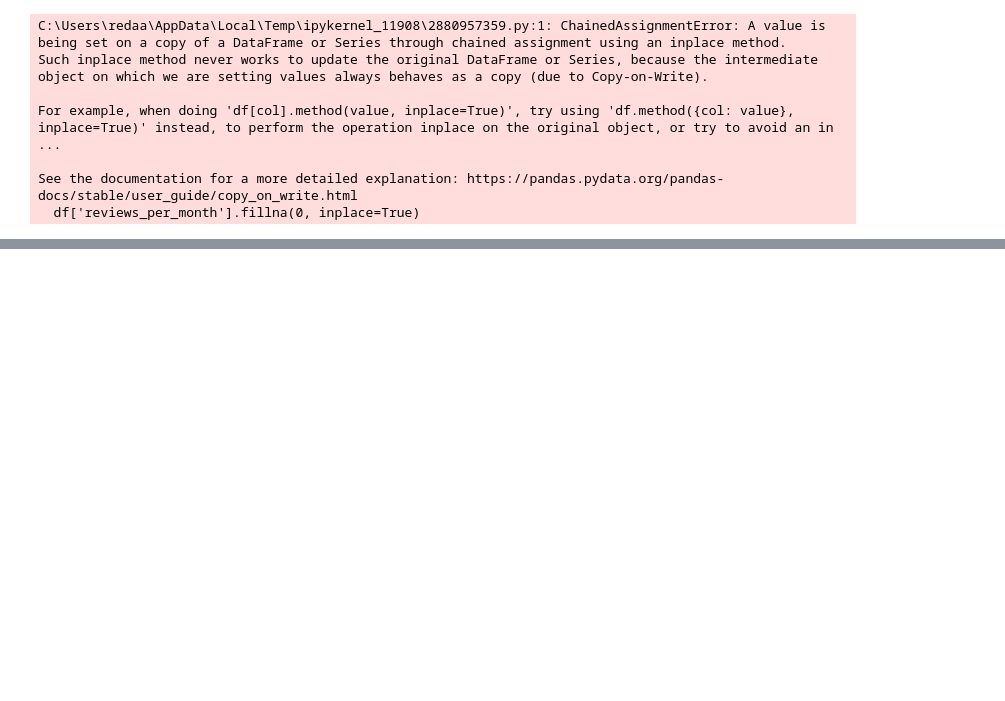
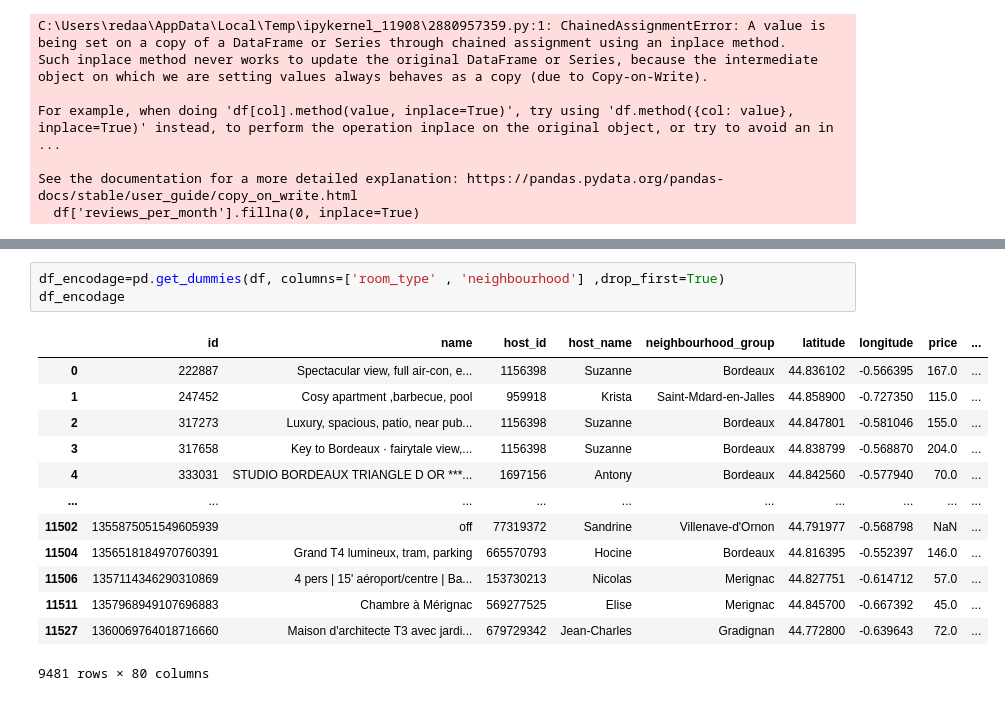
Before and after one commit to RedaAgouzoul/Data-Engineering-Master-Portfolio, a Jupyter notebook: 02_AirBnB_Data_Cleaning/tp2_cleaning_airbnb.ipynb, the cells around one changed output, grey strips where cells are left out. Cells and saved outputs as stored; diff of their text form; blank space fills up the shorter version.

```diff
--- a/02_AirBnB_Data_Cleaning/tp2_cleaning_airbnb.ipynb
+++ b/02_AirBnB_Data_Cleaning/tp2_cleaning_airbnb.ipynb
@@ -107,0 +142,17 @@ See the documentation for a more detailed explanation: https://pandas.pydata.org
+# %%
+df_encodage=pd.get_dummies(df, columns=['room_type' , 'neighbourhood'] ,drop_first=True)
+df_encodage
+# %% [output]
+|  | id | name | host_id | host_name | neighbourhood_group | latitude | longitude | price | ... |
+| 0 | 222887 | Spectacular view, full air-con, e... | 1156398 | Suzanne | Bordeaux | 44.836102 | -0.566395 | 167.0 | ... |
+| 1 | 247452 | Cosy apartment ,barbecue, pool | 959918 | Krista | Saint-Mdard-en-Jalles | 44.858900 | -0.727350 | 115.0 | ... |
+| 2 | 317273 | Luxury, spacious, patio, near pub... | 1156398 | Suzanne | Bordeaux | 44.847801 | -0.581046 | 155.0 | ... |
+| 3 | 317658 | Key to Bordeaux · fairytale view,... | 1156398 | Suzanne | Bordeaux | 44.838799 | -0.568870 | 204.0 | ... |
+| 4 | 333031 | STUDIO BORDEAUX TRIANGLE D OR ***... | 1697156 | Antony | Bordeaux | 44.842560 | -0.577940 | 70.0 | ... |
+| ... | ... | ... | ... | ... | ... | ... | ... | ... | ... |
+| 11502 | 1355875051549605939 | off | 77319372 | Sandrine | Villenave-d'Ornon | 44.791977 | -0.568798 | NaN | ... |
+| 11504 | 1356518184970760391 | Grand T4 lumineux, tram, parking | 665570793 | Hocine | Bordeaux | 44.816395 | -0.552397 | 146.0 | ... |
+| 11506 | 1357114346290310869 | 4 pers | 15' aéroport/centre | Ba... | 153730213 | Nicolas | Merignac | 44.827751 | -0.614712 | 57.0 | ... |
+| 11511 | 1357968949107696883 | Chambre à Mérignac | 569277525 | Elise | Merignac | 44.845700 | -0.667392 | 45.0 | ... |
+| 11527 | 1360069764018716660 | Maison d'architecte T3 avec jardi... | 679729342 | Jean-Charles | Gradignan | 44.772800 | -0.639643 | 72.0 | ... |
+9481 rows × 80 columns
```
Also changed, not shown: parts of 5 cells of this notebook.
